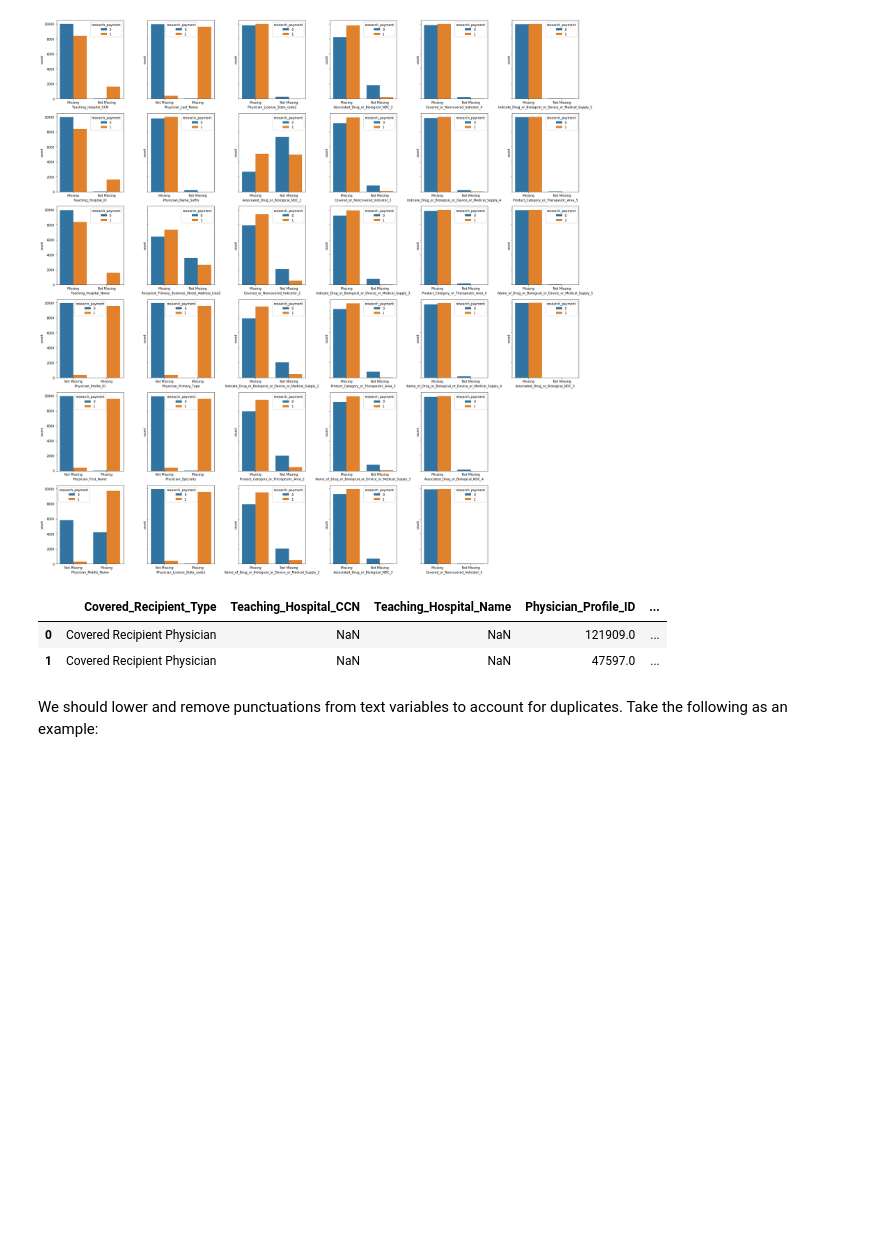
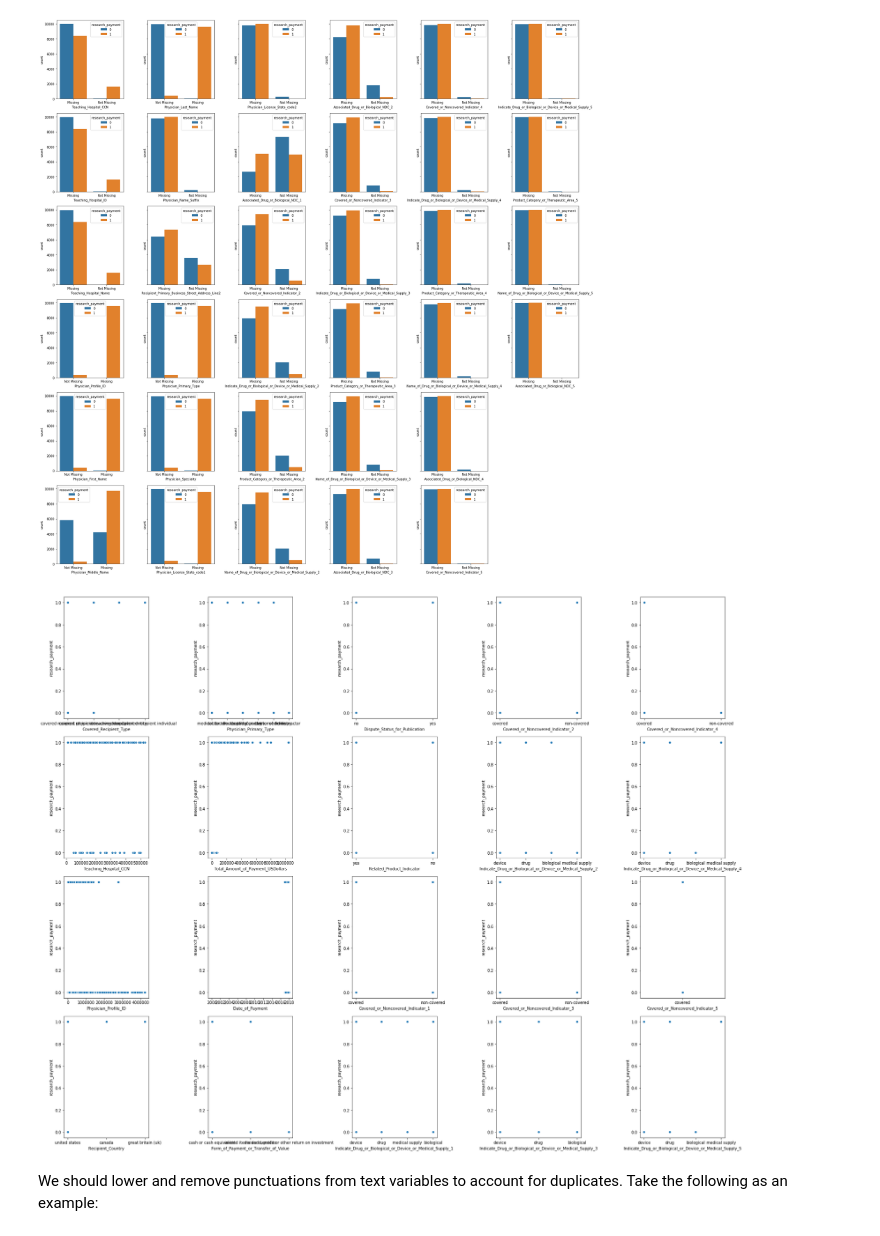
Before and after one commit to aml-spring-19/medical_payment_classification, a Jupyter notebook: HW3.ipynb, the cells around one changed output. Cells and saved outputs as stored; diff of their text form; code cells hidden in the pictures; blank space fills up the shorter version.

Commit message:
Add more plots

```diff
--- a/HW3.ipynb
+++ b/HW3.ipynb
@@ -158,12 +156,23 @@ plt.show()
 # %%
 cols_drop = ['Applicable_Manufacturer_or_Applicable_GPO_Making_Payment_ID', 'Teaching_Hospital_ID', 'Physician_Middle_Name']
 df.drop(cols_drop, axis=1, inplace=True)
-# %%
-df.head(2)
-# %% [output]
-|  | Covered_Recipient_Type | Teaching_Hospital_CCN | Teaching_Hospital_Name | Physician_Profile_ID | ... |
-| 0 | Covered Recipient Physician | NaN | NaN | 121909.0 | ... |
-| 1 | Covered Recipient Physician | NaN | NaN | 47597.0 | ... |
+# %%
+fig, ax = plt.subplots(4, 5, figsize=(25, 20))
+i = 0
+j = 0
+
+for c in df.columns.values[:-1]:
+    if (len(df[c].unique()) <= 10) | (df[c].dtype != object):
+        sns.scatterplot(x=c, y='research_payment', data=df, ax=ax[i,j])
+
+        i+=1
+        if i == 4: j+=1; i=0
+
+
+plt.tight_layout()
+plt.show()
+# %% [output]
+[figure, added]
 # %% [markdown]
 We should lower and remove punctuations from text variables to account for duplicates. Take the following as an example:
 # %%
```
Also changed, not shown: parts of 3 cells of this notebook.
